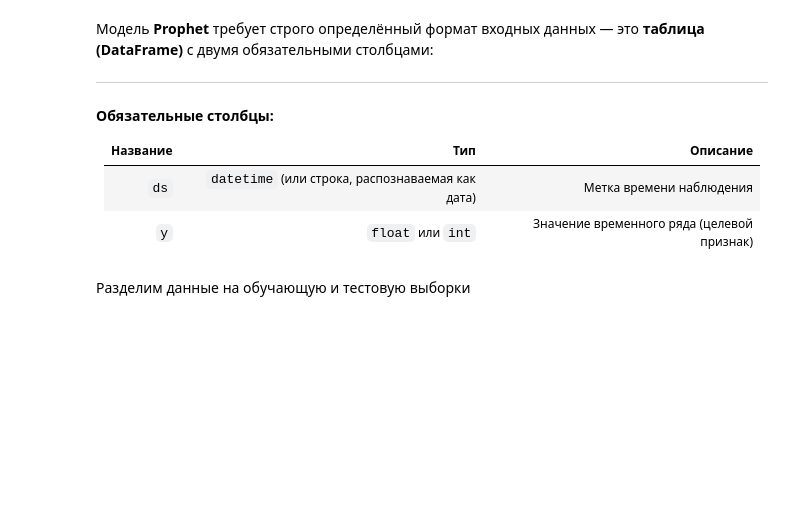
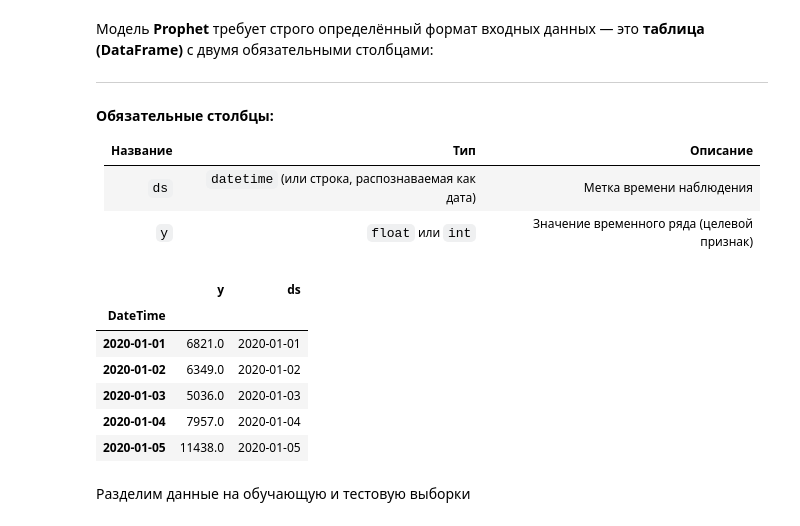
Before and after one commit to ArtyomShabunin/SMOPA-25, a Jupyter notebook: lesson_8.ipynb, the cells around one changed output. Saved outputs shown, nothing was run; the diff lists cells and outputs as text; code cells hidden in the pictures; blank space fills up the shorter version.

```diff
--- a/lesson_8.ipynb
+++ b/lesson_8.ipynb
@@ -345,6 +335,16 @@ solar_dy_day = solar.resample('1d').sum()
 solar_dy_day = pd.DataFrame(solar_dy_day)
 solar_dy_day.columns = ["y"]
 solar_dy_day["ds"] = solar_dy_day.index
+# %%
+solar_dy_day.head()
+# %% [output]
+|  | y | ds |
+| DateTime |  |  |
+| 2020-01-01 | 6821.0 | 2020-01-01 |
+| 2020-01-02 | 6349.0 | 2020-01-02 |
+| 2020-01-03 | 5036.0 | 2020-01-03 |
+| 2020-01-04 | 7957.0 | 2020-01-04 |
+| 2020-01-05 | 11438.0 | 2020-01-05 |
 # %% [markdown]
 Разделим данные на обучающую и тестовую выборки
 # %%
```
Also changed, not shown: parts of 20 cells of this notebook.
